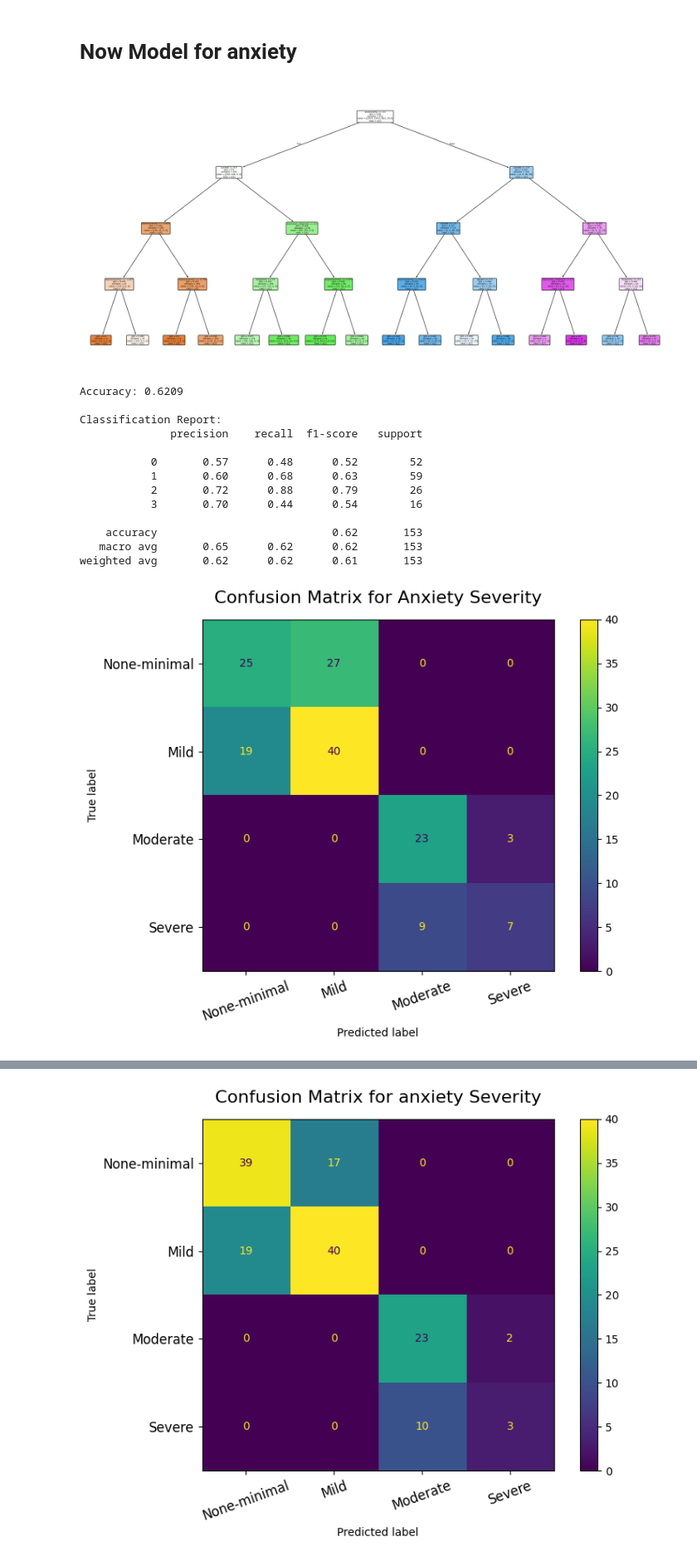
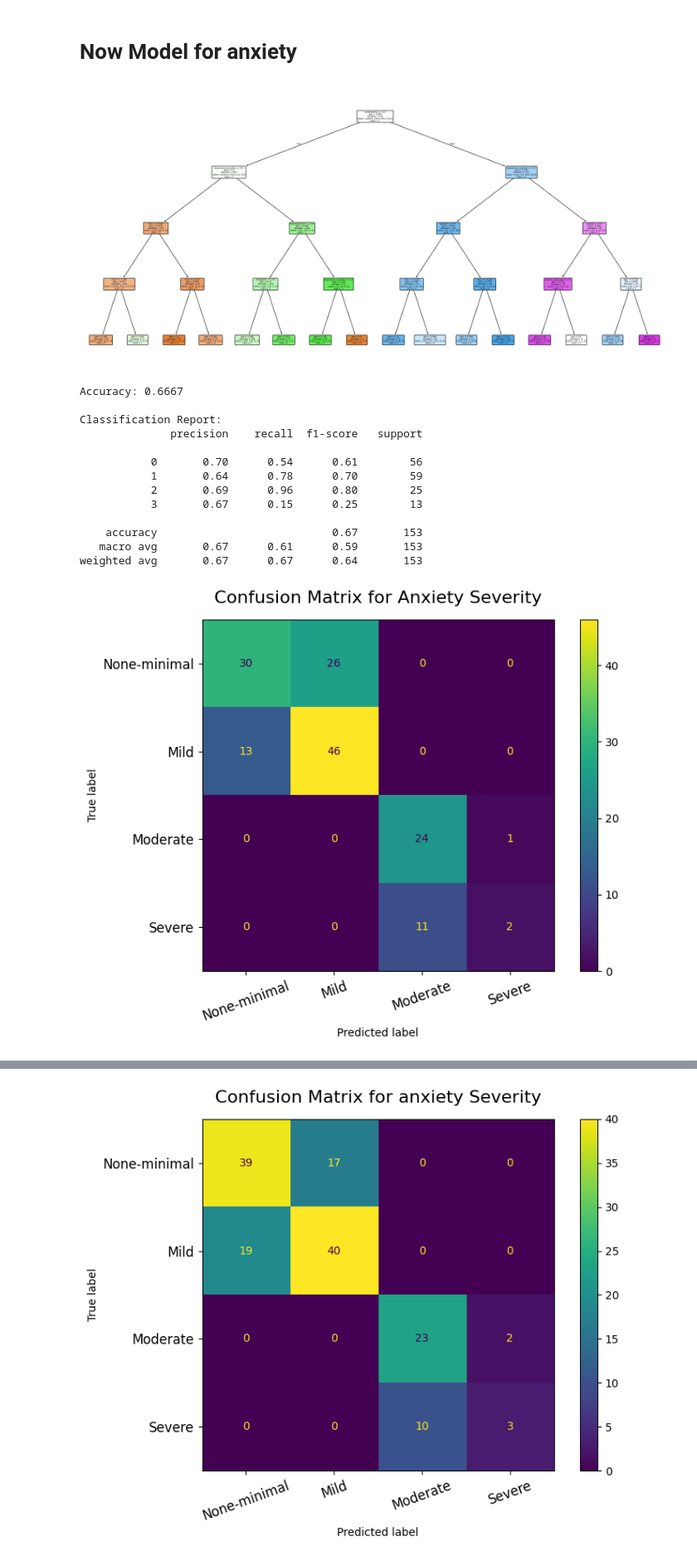
Before and after one commit to aadarshsenapati/mental-health-prediction, a Jupyter notebook: MLProject (1) (1).ipynb, the cells around one changed output, grey strips where cells are left out. Shown at 83% size. Drawn from its saved outputs; the diff is of its cells as text; code cells hidden in the pictures.

```diff
--- a/MLProject (1) (1).ipynb
+++ b/MLProject (1) (1).ipynb
@@ -286,10 +275,8 @@ for col in numeric_cols:
 [figure]
 # %%
 depression_df=df.drop('anxiety_severity', axis=1)
-depression_df=df.drop('anxiety_diagnosis', axis=1)
 depression_df=df.drop('bmi', axis=1)
-anxiety_df=df.drop('depression_severity', axis=1)
-anxiety_df=df.drop('depression_diagnosis', axis=1)
+anxiety_df=df
 # %%
 import matplotlib.pyplot as plt
 import seaborn as sns
@@ -1043,69 +1032,76 @@ weighted avg       0.68      0.70      0.69       153
 # %% [markdown]
 # Now Model for anxiety
 # %%
+
 from sklearn.tree import DecisionTreeClassifier, plot_tree
 import matplotlib.pyplot as plt
 from sklearn.model_selection import train_test_split
 
-X_train, X_test, y_train, y_test = train_test_split(anxiety_df.drop('anxiety_severity', axis=1), anxiety_df['anxiety_severity'], test_size=0.2)
+X_train, X_test, y_train, y_test = train_test_split(
+    anxiety_df.drop('anxiety_severity', axis=1),
+    anxiety_df['anxiety_severity'],
+    test_size=0.2,
+    random_state=42,
+    stratify=anxiety_df['anxiety_severity']
+)
 
-
-model_axiety = DecisionTreeClassifier(max_depth=4)
-model_axiety.fit(X_train, y_train)
+model_anxiety = DecisionTreeClassifier(max_depth=4, random_state=42)
+model_anxiety.fit(X_train, y_train)
 
 plt.figure(figsize=(25, 12))
 plot_tree(
-    model_axiety,
-    feature_names=X.columns,
-    class_names=True,
+    model_anxiety,
+    feature_names=X_train.columns,
+    class_names=[str(c) for c in model_anxiety.classes_],
     filled=True,
     rounded=True
 )
 plt.show()
+# ...existing code...
 # %% [output]
-[figure, old version]
+[figure, new version]
 # %%
 from sklearn.metrics import accuracy_score, classification_report, confusion_matrix,ConfusionMatrixDisplay
 
 
-y_pred = model_axiety.predict(X_test)
+y_pred = model_anxiety.predict(X_test)
 
 
 accuracy = accuracy_score(y_test, y_pred)
 print(f"Accuracy: {accuracy:.4f}")
 
 
 print("\nClassification Report:")
 print(classification_report(y_test, y_pred))
 
 cm = confusion_matrix(y_test, y_pred)
 
 plt.figure(figsize=(8, 6))
 disp = ConfusionMatrixDisplay(confusion_matrix=cm, display_labels=[
     "None-minimal", "Mild", "Moderate", "Severe"
 ])
 disp.plot(ax=plt.gca())
 
 plt.title("Confusion Matrix for Anxiety Severity", fontsize=16, pad=15)
 plt.xticks(rotation=20, fontsize=12)
 plt.yticks(fontsize=12)
 plt.tight_layout()
 plt.show()
 # %% [output]
-Accuracy: 0.6209
+Accuracy: 0.6667
 
 Classification Report:
               precision    recall  f1-score   support
 
-           0       0.57      0.48      0.52        52
-           1       0.60      0.68      0.63        59
-           2       0.72      0.88      0.79        26
-           3       0.70      0.44      0.54        16
+           0       0.70      0.54      0.61        56
+           1       0.64      0.78      0.70        59
+           2       0.69      0.96      0.80        25
+           3       0.67      0.15      0.25        13
 
-    accuracy                           0.62       153
-   macro avg       0.65      0.62      0.62       153
-weighted avg       0.62      0.62      0.61       153
+    accuracy                           0.67       153
+   macro avg       0.67      0.61      0.59       153
+weighted avg       0.67      0.67      0.64       153
-[figure, old version]
+[figure, new version]
 # %%
 from sklearn.model_selection import GridSearchCV
 from sklearn.tree import DecisionTreeClassifier
```
Also changed, not shown: parts of 27 cells of this notebook, 8 other files.
